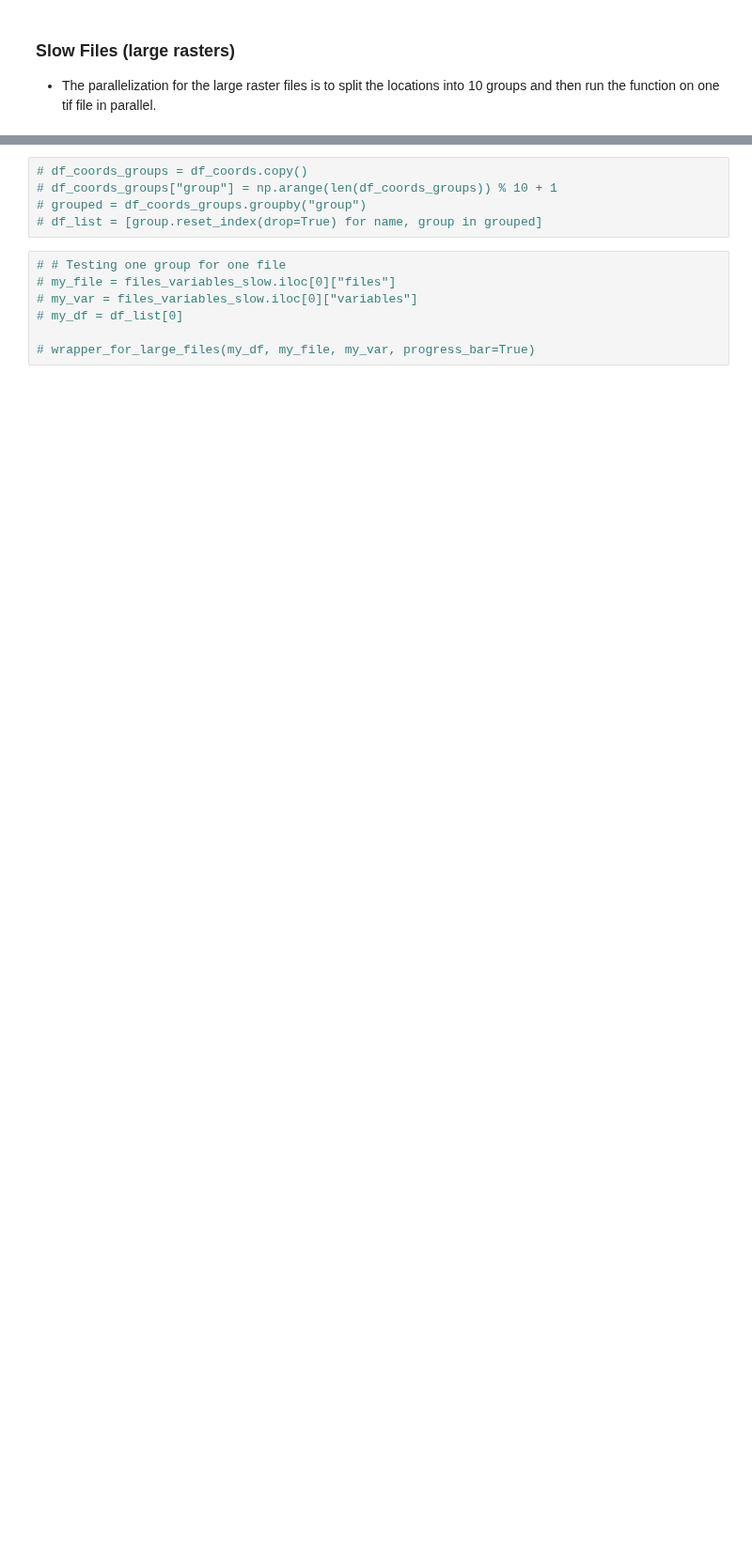
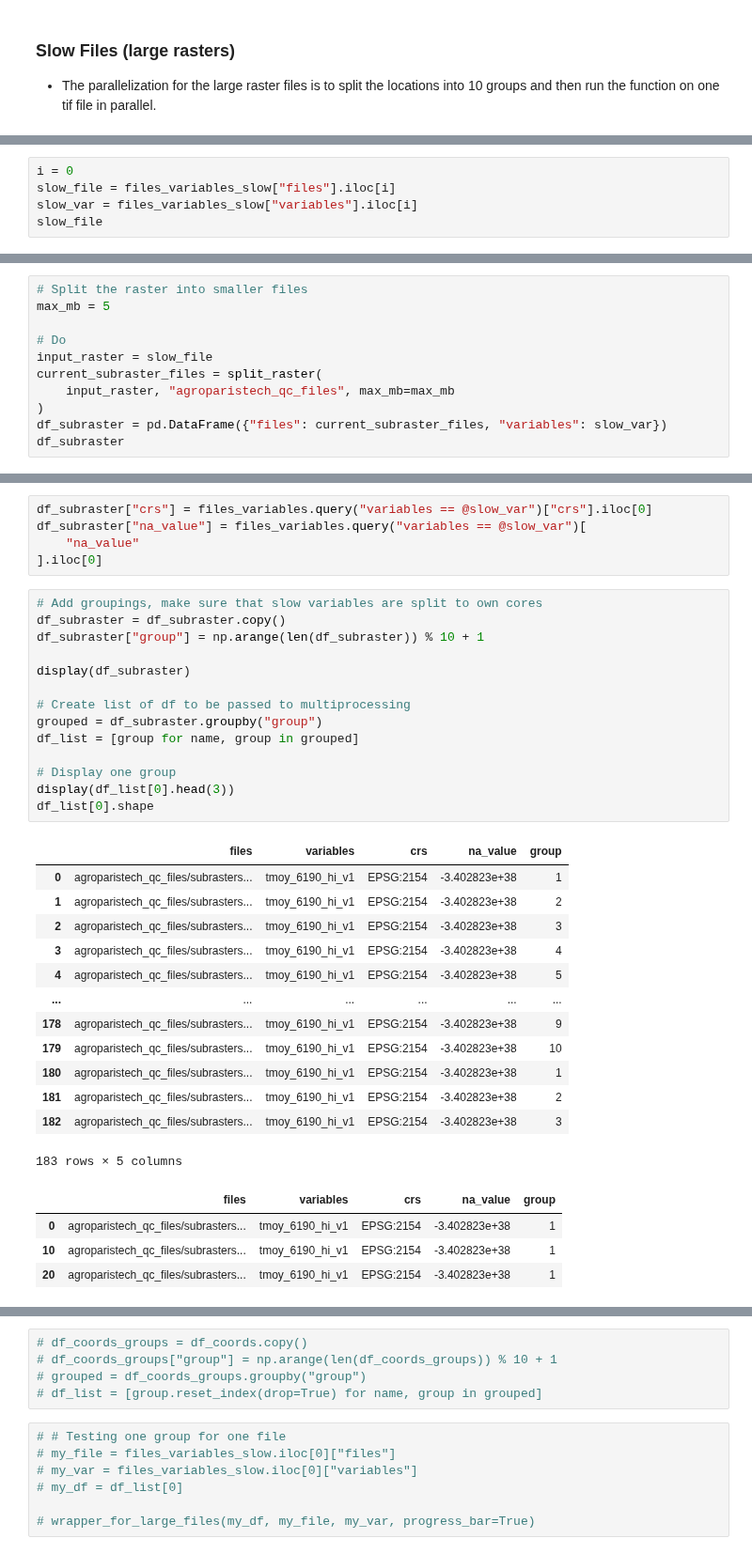
Before and after one commit to padasch/ifn_analysis, a Jupyter notebook: python/03_process_france_data/20_extract_agroparistech_data.ipynb, the cells around one changed output, grey strips where cells are left out. Shown at 94% size. Saved outputs shown, nothing was run; the diff lists cells and outputs as text; blank space fills up the shorter version.

```diff
--- a/python/03_process_france_data/20_extract_agroparistech_data.ipynb
+++ b/python/03_process_france_data/20_extract_agroparistech_data.ipynb
@@ -169,0 +451,5 @@ df_quick_merged.to_csv("data_agroparistech_fastfiles_before_qc.csv", index=False
+# %%
+i = 0
+slow_file = files_variables_slow["files"].iloc[i]
+slow_var = files_variables_slow["variables"].iloc[i]
+slow_file
@@ -169,0 +458,11 @@ df_quick_merged.to_csv("data_agroparistech_fastfiles_before_qc.csv", index=False
+# %%
+# Split the raster into smaller files
+max_mb = 5
+
+# Do
+input_raster = slow_file
+current_subraster_files = split_raster(
+    input_raster, "agroparistech_qc_files", max_mb=max_mb
+)
+df_subraster = pd.DataFrame({"files": current_subraster_files, "variables": slow_var})
+df_subraster
@@ -169,0 +484,37 @@ df_quick_merged.to_csv("data_agroparistech_fastfiles_before_qc.csv", index=False
+# %%
+df_subraster["crs"] = files_variables.query("variables == @slow_var")["crs"].iloc[0]
+df_subraster["na_value"] = files_variables.query("variables == @slow_var")[
+    "na_value"
+].iloc[0]
+# %%
+# Add groupings, make sure that slow variables are split to own cores
+df_subraster = df_subraster.copy()
+df_subraster["group"] = np.arange(len(df_subraster)) % 10 + 1
+
+display(df_subraster)
+
+# Create list of df to be passed to multiprocessing
+grouped = df_subraster.groupby("group")
+df_list = [group for name, group in grouped]
+
+# Display one group
+display(df_list[0].head(3))
+df_list[0].shape
+# %% [output]
+|  | files | variables | crs | na_value | group |
+| 0 | agroparistech_qc_files/subrasters... | tmoy_6190_hi_v1 | EPSG:2154 | -3.402823e+38 | 1 |
+| 1 | agroparistech_qc_files/subrasters... | tmoy_6190_hi_v1 | EPSG:2154 | -3.402823e+38 | 2 |
+| 2 | agroparistech_qc_files/subrasters... | tmoy_6190_hi_v1 | EPSG:2154 | -3.402823e+38 | 3 |
+| 3 | agroparistech_qc_files/subrasters... | tmoy_6190_hi_v1 | EPSG:2154 | -3.402823e+38 | 4 |
+| 4 | agroparistech_qc_files/subrasters... | tmoy_6190_hi_v1 | EPSG:2154 | -3.402823e+38 | 5 |
+| ... | ... | ... | ... | ... | ... |
+| 178 | agroparistech_qc_files/subrasters... | tmoy_6190_hi_v1 | EPSG:2154 | -3.402823e+38 | 9 |
+| 179 | agroparistech_qc_files/subrasters... | tmoy_6190_hi_v1 | EPSG:2154 | -3.402823e+38 | 10 |
+| 180 | agroparistech_qc_files/subrasters... | tmoy_6190_hi_v1 | EPSG:2154 | -3.402823e+38 | 1 |
+| 181 | agroparistech_qc_files/subrasters... | tmoy_6190_hi_v1 | EPSG:2154 | -3.402823e+38 | 2 |
+| 182 | agroparistech_qc_files/subrasters... | tmoy_6190_hi_v1 | EPSG:2154 | -3.402823e+38 | 3 |
+183 rows × 5 columns
+|  | files | variables | crs | na_value | group |
+| 0 | agroparistech_qc_files/subrasters... | tmoy_6190_hi_v1 | EPSG:2154 | -3.402823e+38 | 1 |
+| 10 | agroparistech_qc_files/subrasters... | tmoy_6190_hi_v1 | EPSG:2154 | -3.402823e+38 | 1 |
+| 20 | agroparistech_qc_files/subrasters... | tmoy_6190_hi_v1 | EPSG:2154 | -3.402823e+38 | 1 |
```
Also changed, not shown: parts of 34 cells of this notebook.
